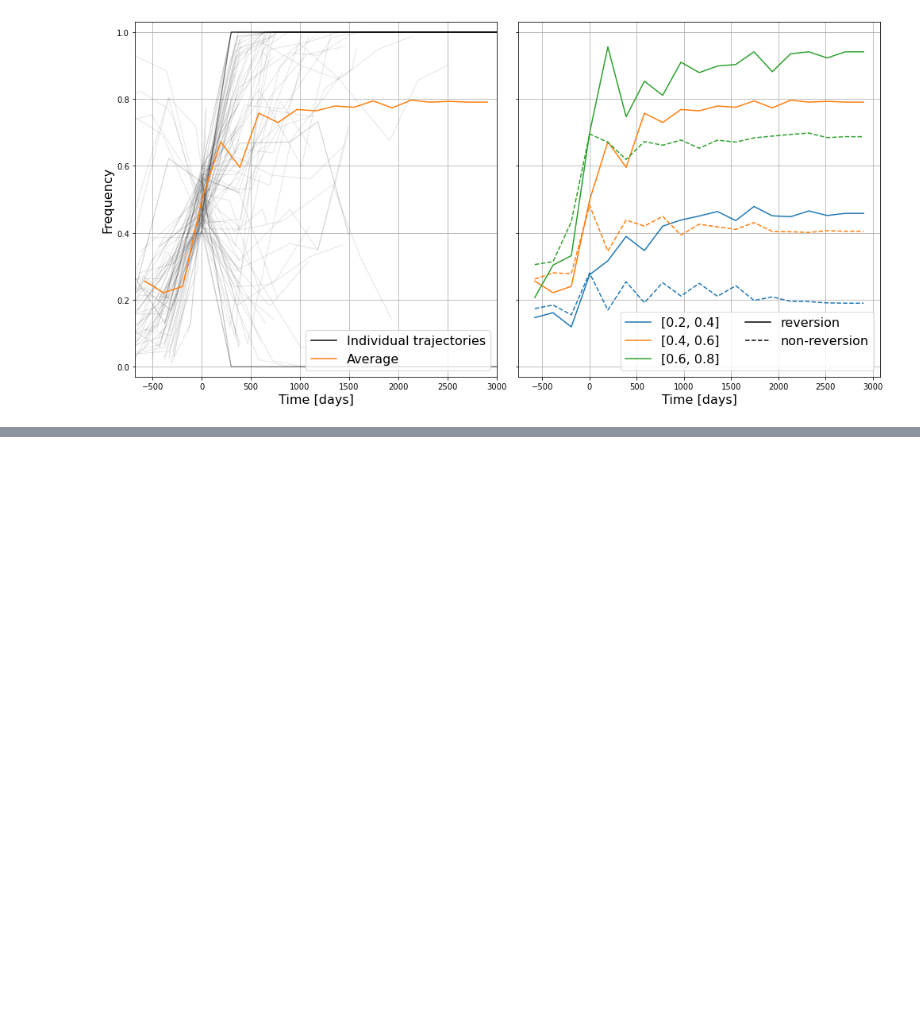
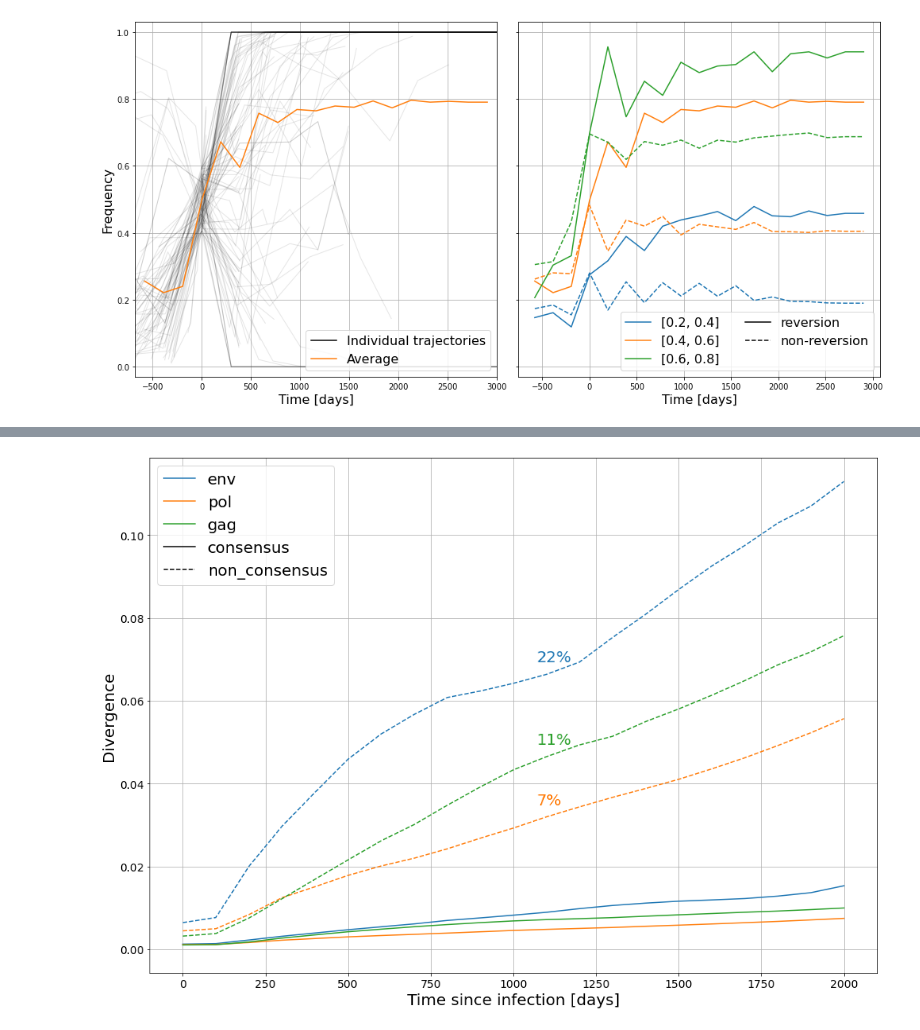
Before and after one commit to neherlab/HIVEVO_recombination, a Jupyter notebook: notebooks/DEHV talk/Talk figures.ipynb, the cells around one changed output, grey strips where cells are left out. Cells and saved outputs as stored; diff of their text form; code cells hidden in the pictures; blank space fills up the shorter version.

```diff
--- a/notebooks/DEHV talk/Talk figures.ipynb
+++ b/notebooks/DEHV talk/Talk figures.ipynb
@@ -163,0 +187,22 @@ plt.show()
+# %%
+non_consensus = [22, 7, 11]
+
+plt.figure(figsize=(14, 10))
+for ii, region in enumerate(["env","pol","gag"]):
+    plt.plot(time_average[:21], divergence_dict[region]["consensus"]["all"][:21], '-', color=colors[ii], label=region)
+    plt.plot(time_average[:21], divergence_dict[region]["non_consensus"]["all"][:21], '--', color=colors[ii])
+    plt.text(time_average[11]-30, divergence_dict[region]["non_consensus"]["all"][11]+0.003, str(non_consensus[ii]) + "%", fontsize=fontsize, color=colors[ii])
+
+plt.plot([0], [0], "k-", label="consensus")
+plt.plot([0], [0], "k--", label="non_consensus")
+plt.grid()
+plt.xlabel("Time since infection [days]", fontsize=fontsize)
+plt.ylabel("Divergence", fontsize=fontsize)
+plt.xticks(fontsize=tick_fontsize)
+plt.yticks(fontsize=tick_fontsize)
+plt.legend(fontsize=fontsize)
+plt.tight_layout()
+plt.savefig("Divergence_consensus.png", format="png")
+plt.show()
+# %% [output]
+[figure, added]
```
Also changed, not shown: parts of 6 cells of this notebook, 2 other files.
